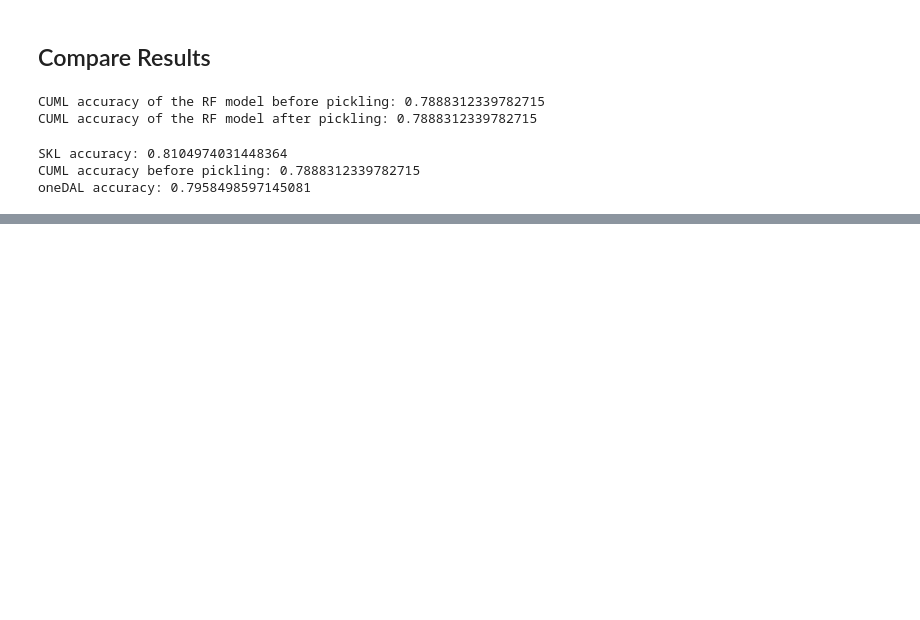
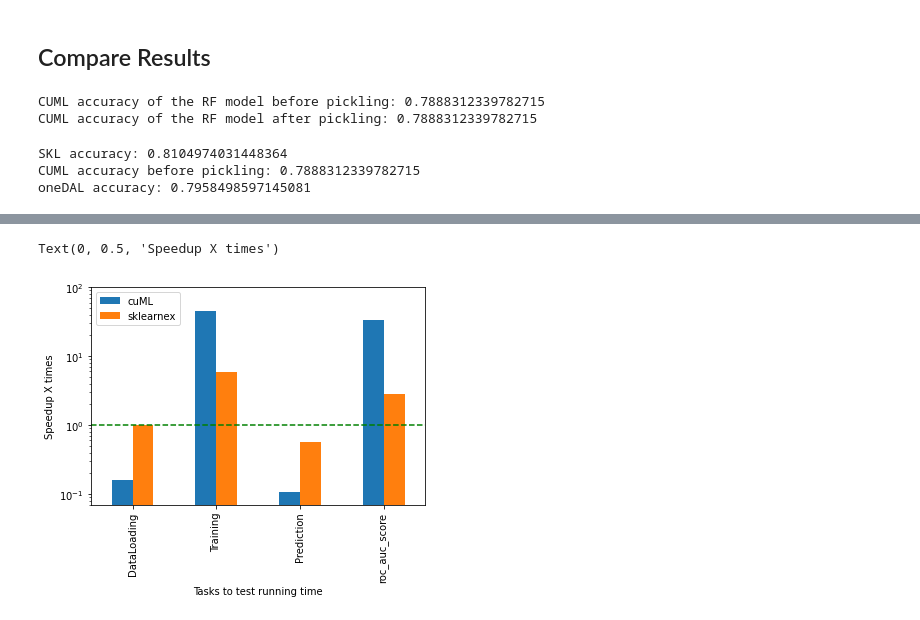
Before and after one commit to huqy/learning-sklearn, a Jupyter notebook: demos/Rapids_daal4py_test.ipynb, the cells around one changed output, grey strips where cells are left out. Drawn from its saved outputs; the diff is of its cells as text; code cells hidden in the pictures; blank space fills up the shorter version.

Commit message:
Update rapids&sklearnex demo

```diff
--- a/demos/Rapids_daal4py_test.ipynb
+++ b/demos/Rapids_daal4py_test.ipynb
@@ -253,0 +353,14 @@ oneDAL accuracy: 0.7958498597145081
+# %%
+df = pd.DataFrame(
+    {'Tasks to test running time': ['DataLoading', 'Training', 'Prediction', 'roc_auc_score'],
+     'cuML': [0.667/4.2, 159/3.56, 50.9/477, 11.1/0.33],
+     'sklearnex': [1.0, 159/26.6, 50.9/90.7, 11.1/3.9]}
+)
+# %%
+fig, ax = plt.subplots()
+df.plot.bar(x='Tasks to test running time', ax=ax, ylim=(0.07,100), logy=True)
+plt.axhline(y=1, color='green', linestyle='--')
+plt.ylabel('Speedup X times')
+# %% [output]
+Text(0, 0.5, 'Speedup X times')
+[figure, added]
```
Also changed, not shown: parts of 33 cells of this notebook, 1 other file.
